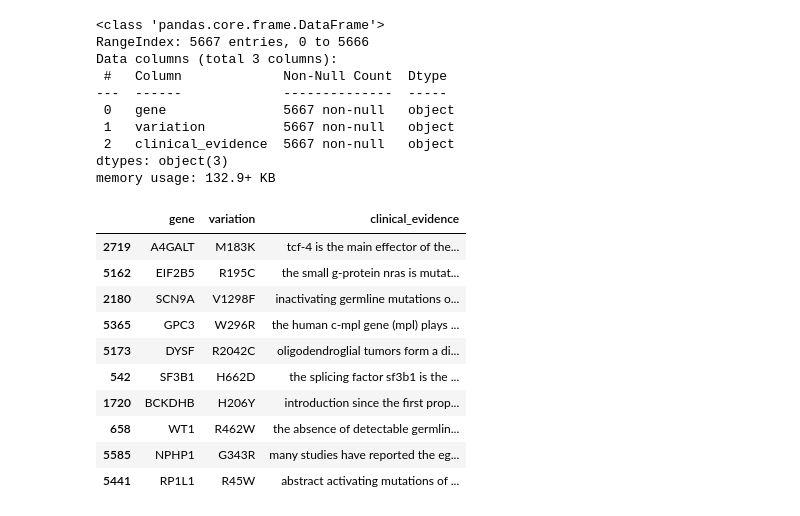
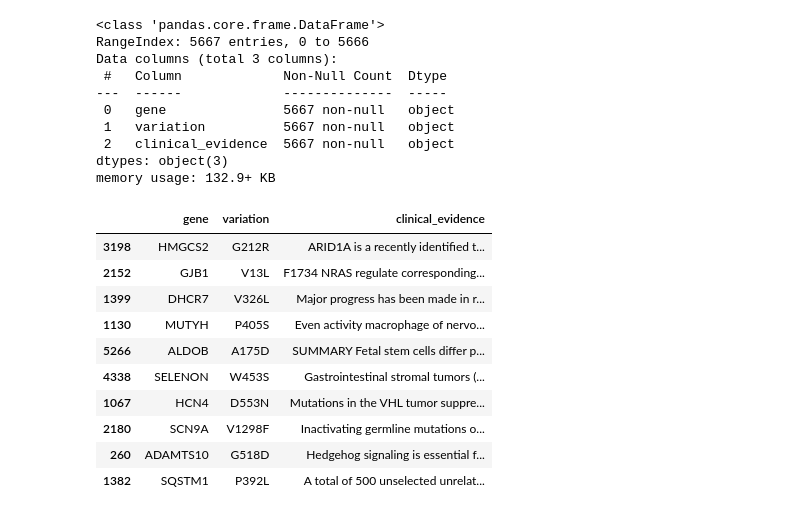
Before and after one commit to rbalbinotti/treat_cancer_keras, a Jupyter notebook: data_org.ipynb, the cells around one changed output. Saved outputs shown, nothing was run; the diff lists cells and outputs as text; code cells hidden in the pictures.

```diff
--- a/src/treat_cancer_keras/data_org.ipynb
+++ b/data_org.ipynb
@@ -324,8 +345,6 @@ Data columns (total 2 columns):
  1   clinical_evidence  5667 non-null   object
 dtypes: int64(1), object(1)
 memory usage: 88.7+ KB
-# %%
-evidence_test['clinical_evidence'] = evidence_test.clinical_evidence.str.strip().str.lower().str.replace(r'\s+', ' ', regex=True)
 # %%
 evidence_test.sample(10)
 # %% [output]
@@ -343,4 +362,4 @@ evidence_test.sample(10)
 # %%
-# Merge dados de treino
-df_test = variants_test.set_index('id').join(evidence_test.set_index('id')).reset_index()
+# Merge
+data_for_predict = variants_for_predict.set_index('id').join(evidence_test.set_index('id')).reset_index()
 # %%
@@ -366,2 +371,2 @@ memory usage: 177.3+ KB
 # %%
-df_test = df_test.dropna().reset_index(drop=True)
+data_for_predict = data_for_predict.dropna().reset_index(drop=True)
@@ -372,3 +381,3 @@ df_test[df_test.clinical_evidence.isna()] # type: ignore
 # %%
-df_test.drop(columns='id', inplace=True) # type: ignore
+data_for_predict.drop(columns='id', inplace=True) # type: ignore
 # %%
@@ -385,16 +394,16 @@ Data columns (total 3 columns):
 dtypes: object(3)
 memory usage: 132.9+ KB
 # %%
-df_test.sample(10) # type: ignore
+data_for_predict.sample(10) # type: ignore
 # %% [output]
 |  | gene | variation | clinical_evidence |
-| 2719 | A4GALT | M183K | tcf-4 is the main effector of the... |
-| 5162 | EIF2B5 | R195C | the small g-protein nras is mutat... |
-| 2180 | SCN9A | V1298F | inactivating germline mutations o... |
-| 5365 | GPC3 | W296R | the human c-mpl gene (mpl) plays ... |
-| 5173 | DYSF | R2042C | oligodendroglial tumors form a di... |
-| 542 | SF3B1 | H662D | the splicing factor sf3b1 is the ... |
-| 1720 | BCKDHB | H206Y | introduction since the first prop... |
-| 658 | WT1 | R462W | the absence of detectable germlin... |
-| 5585 | NPHP1 | G343R | many studies have reported the eg... |
-| 5441 | RP1L1 | R45W | abstract activating mutations of ... |
+| 3198 | HMGCS2 | G212R | ARID1A is a recently identified t... |
+| 2152 | GJB1 | V13L | F1734 NRAS regulate corresponding... |
+| 1399 | DHCR7 | V326L | Major progress has been made in r... |
+| 1130 | MUTYH | P405S | Even activity macrophage of nervo... |
+| 5266 | ALDOB | A175D | SUMMARY Fetal stem cells differ p... |
+| 4338 | SELENON | W453S | Gastrointestinal stromal tumors (... |
+| 1067 | HCN4 | D553N | Mutations in the VHL tumor suppre... |
+| 2180 | SCN9A | V1298F | Inactivating germline mutations o... |
+| 260 | ADAMTS10 | G518D | Hedgehog signaling is essential f... |
+| 1382 | SQSTM1 | P392L | A total of 500 unselected unrelat... |
```
Also changed, not shown: parts of 69 cells of this notebook, 13 other files.
